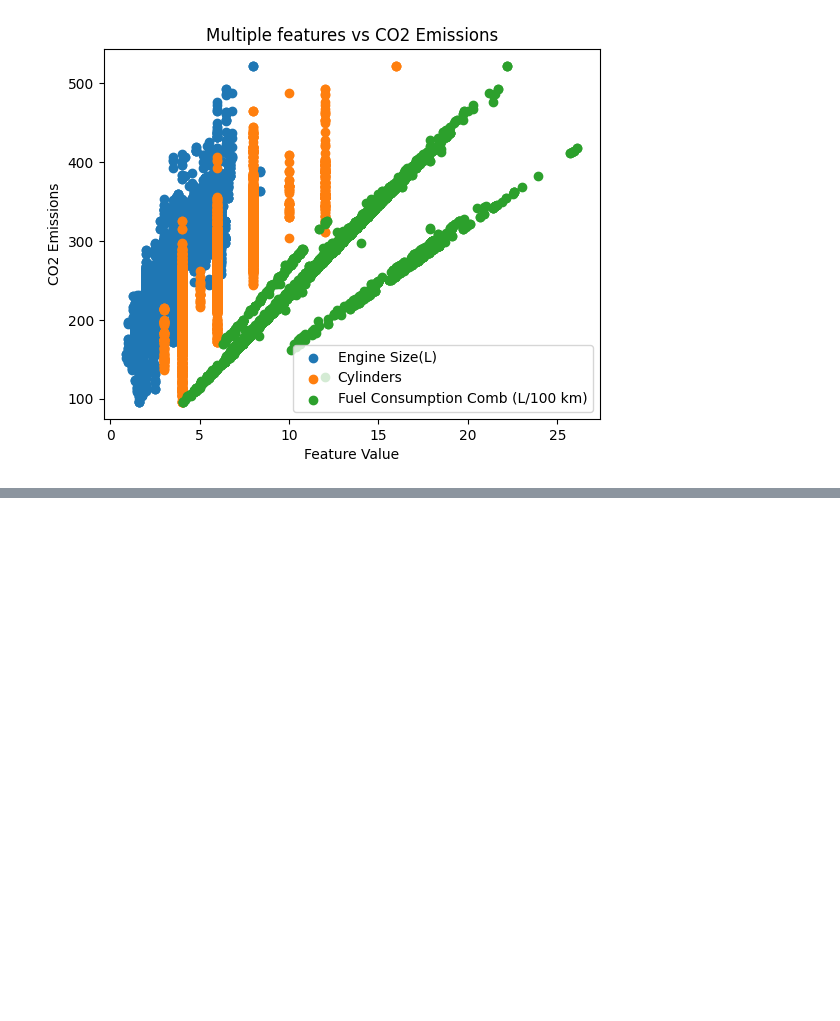
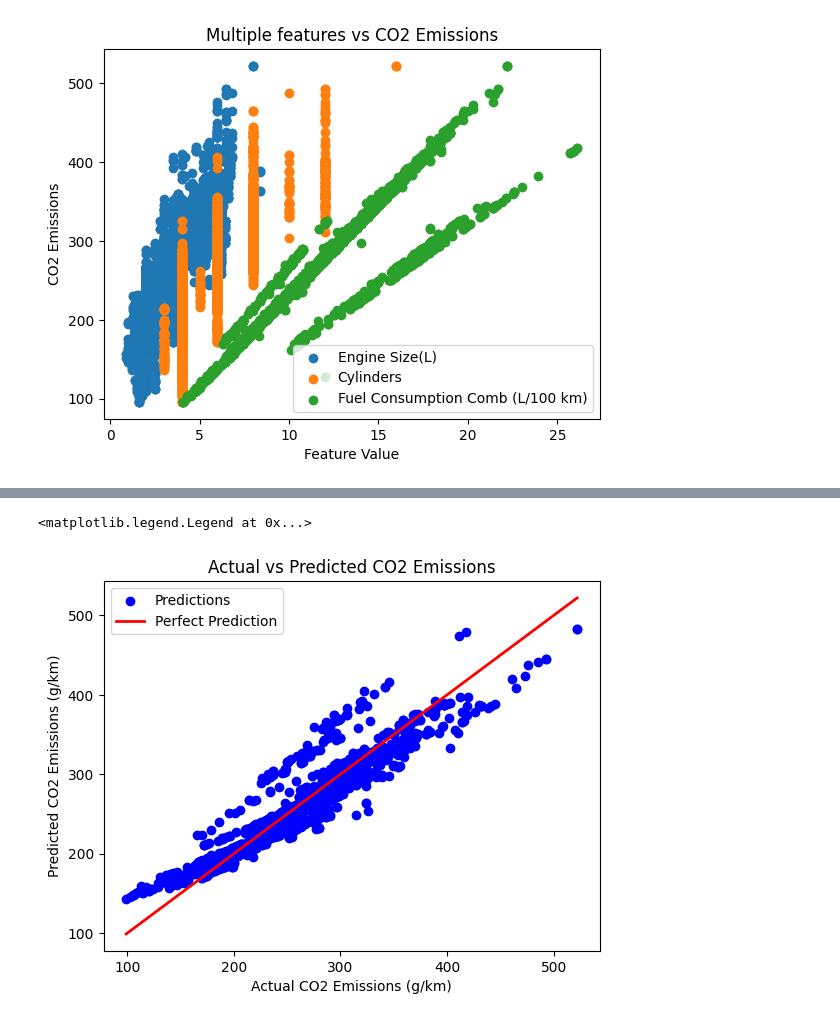
Before and after one commit to anamika22priya/RUGVED-AI-TASKPAHSE, a Jupyter notebook: TASK3/ml_model.ipynb, the cells around one changed output, grey strips where cells are left out. Drawn from its saved outputs; the diff is of its cells as text; code cells hidden in the pictures; blank space fills up the shorter version.

```diff
--- a/TASK3/ml_model.ipynb
+++ b/TASK3/ml_model.ipynb
@@ -172,3 +172,16 @@ x=scale_df.values
 y=df[target].values
 # %%
 #split into train and test set:
+# (70% train, 30% test)
+np.random.seed(42)
+indices = np.arange(len(x))
+np.random.shuffle(indices)
+
+split = int(0.7 * len(x))
+train_idx = indices[:split]
+test_idx = indices[split:]
+
+X_train = x[train_idx]
+X_test = x[test_idx]
+y_train = y[train_idx]
+y_test = y[test_idx]
@@ -174,0 +246,18 @@ y=df[target].values
+# %%
+
+# Scatter plot of actual vs predicted
+plt.scatter(y_test, y_pred, color='blue', label='Predictions')
+
+# Perfect prediction line
+min_val = min(y_test.min(), y_pred.min())
+max_val = max(y_test.max(), y_pred.max())
+plt.plot([min_val, max_val], [min_val, max_val],
+         color='red', linewidth=2, label='Perfect Prediction')
+
+plt.xlabel("Actual CO2 Emissions (g/km)")
+plt.ylabel("Predicted CO2 Emissions (g/km)")
+plt.title("Actual vs Predicted CO2 Emissions")
+plt.legend()
+# %% [output]
+<matplotlib.legend.Legend at 0x...>
+[figure, added]
```
Also changed, not shown: parts of 4 cells of this notebook.
